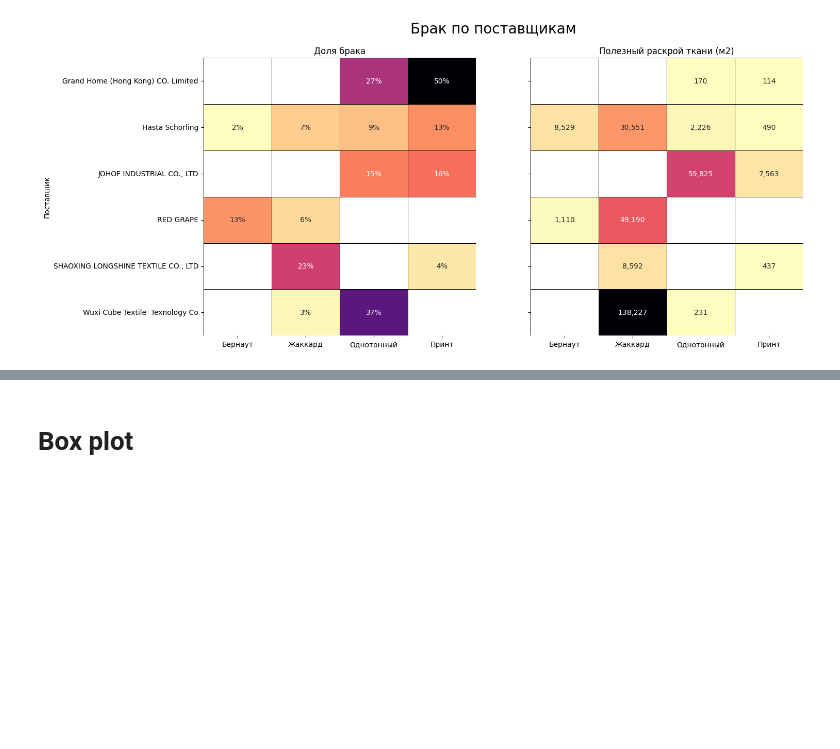
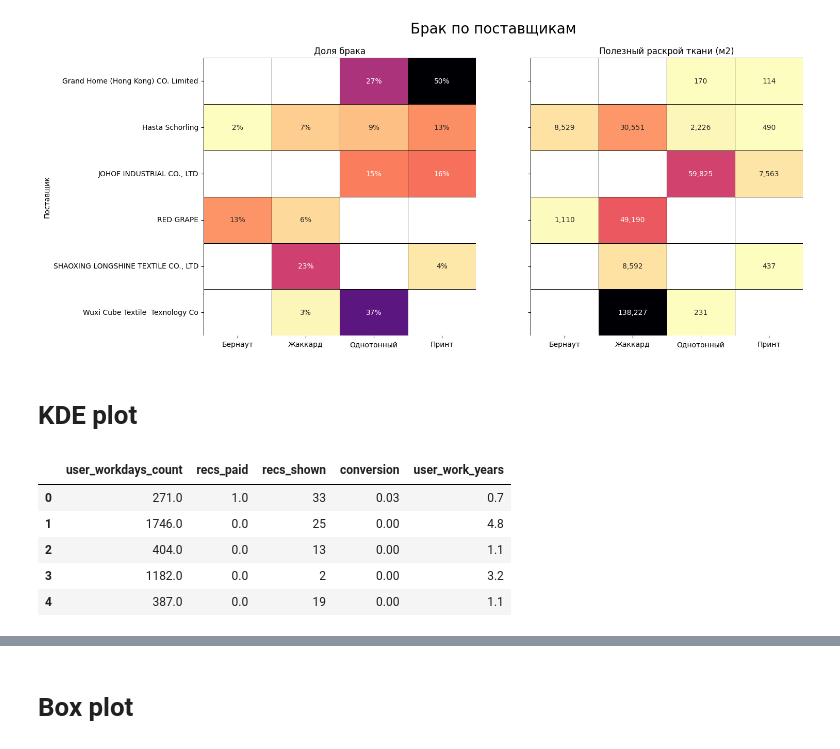
Before and after one commit to quessand/Visuals, a Jupyter notebook: common_plots.ipynb, the cells around one changed output, grey strips where cells are left out. Cells and saved outputs as stored; diff of their text form; code cells hidden in the pictures; blank space fills up the shorter version.

```diff
--- a/common_plots.ipynb
+++ b/common_plots.ipynb
@@ -653,3 +722,14 @@ plt.suptitle('Брак по поставщикам', fontsize=20)
 plt.show()
 # %% [output]
 [figure]
+# %% [markdown]
+# KDE plot
+# %%
+kde.head()
+# %% [output]
+|  | user_workdays_count | recs_paid | recs_shown | conversion | user_work_years |
+| 0 | 271.0 | 1.0 | 33 | 0.03 | 0.7 |
+| 1 | 1746.0 | 0.0 | 25 | 0.00 | 4.8 |
+| 2 | 404.0 | 0.0 | 13 | 0.00 | 1.1 |
+| 3 | 1182.0 | 0.0 | 2 | 0.00 | 3.2 |
+| 4 | 387.0 | 0.0 | 19 | 0.00 | 1.1 |
```
Also changed, not shown: parts of 8 cells of this notebook, 1 other file.
